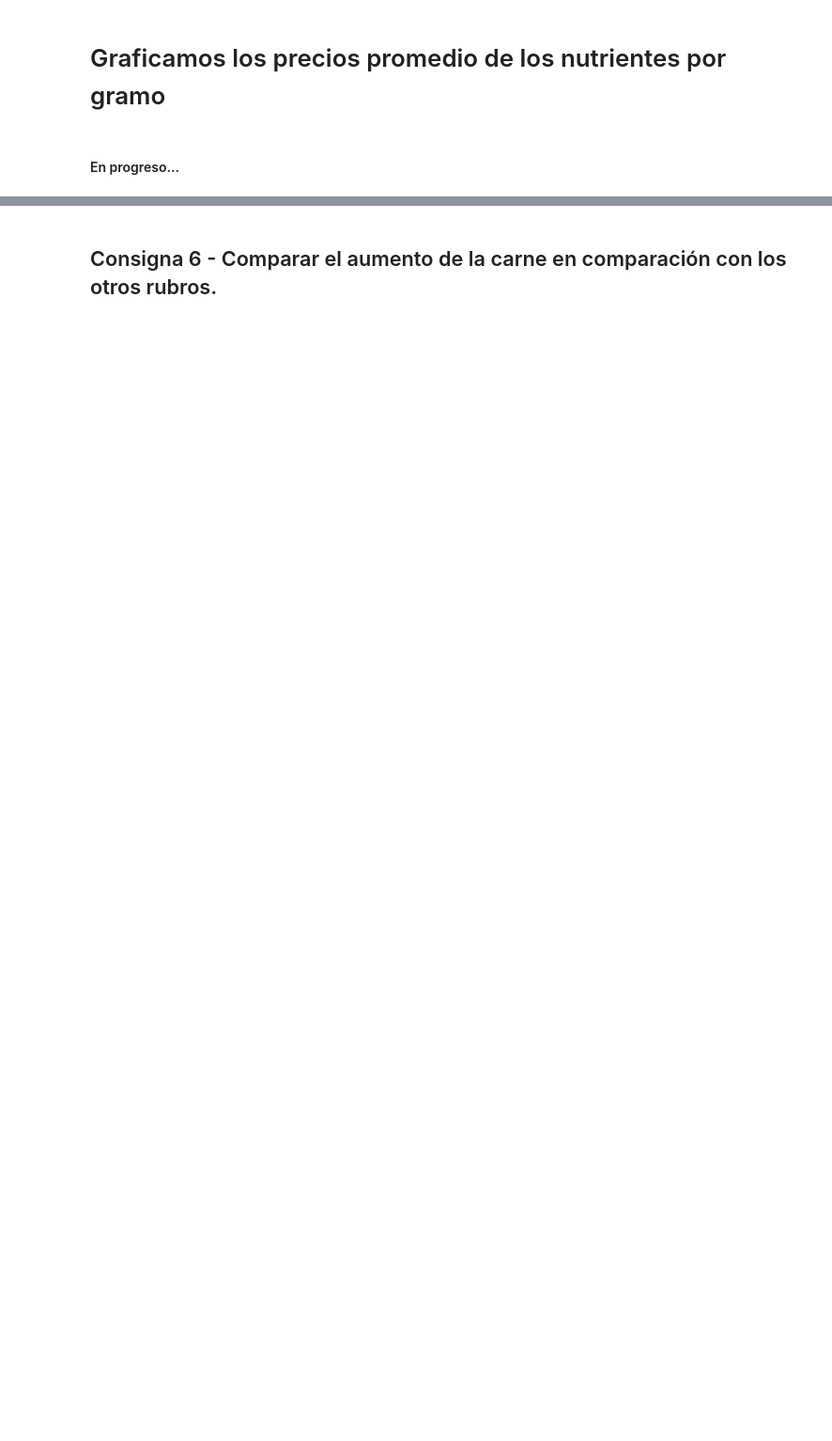
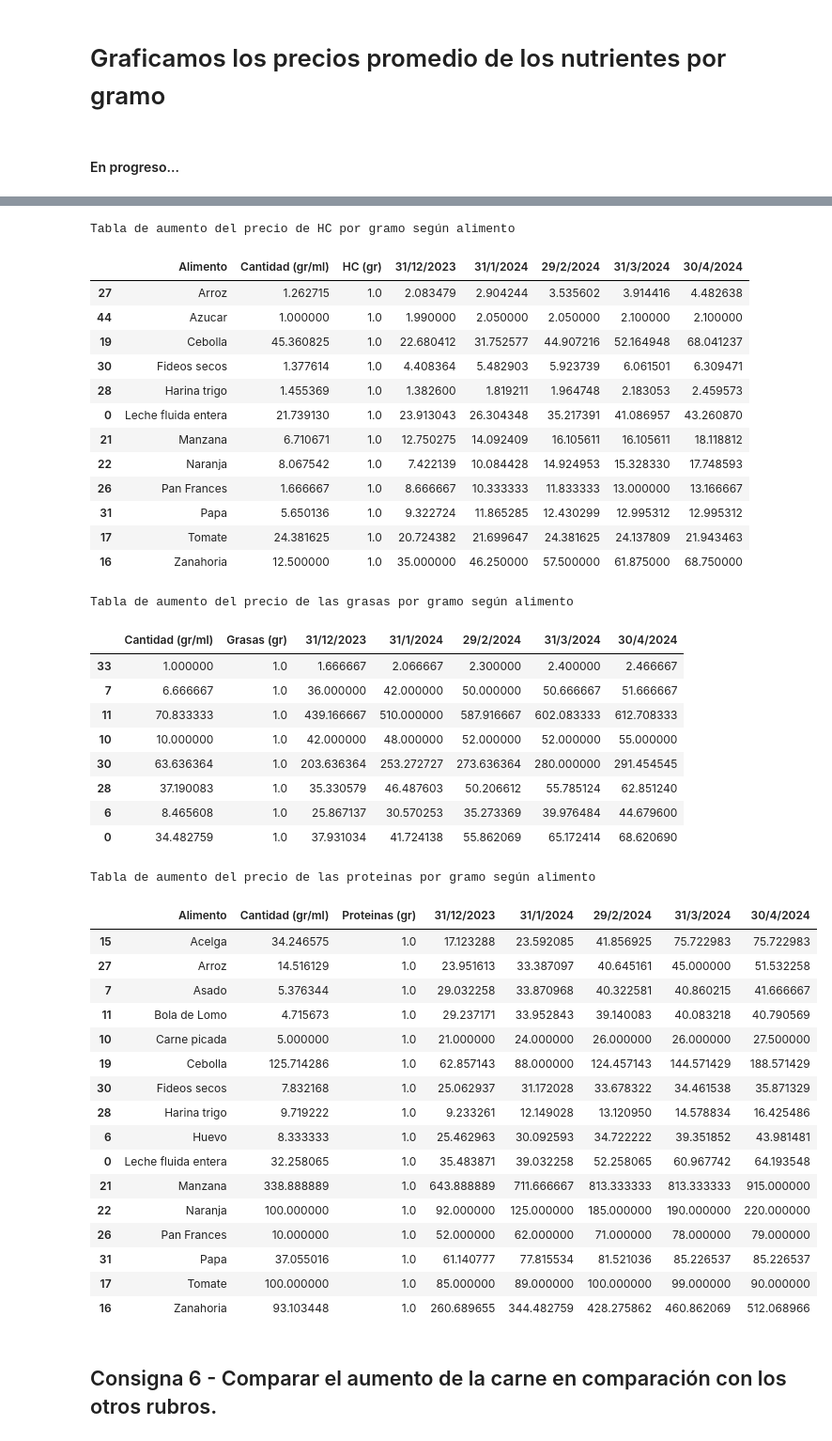
Before and after one commit to r3ch1rd/TP2alc, a Jupyter notebook: TP2alc.ipynb, the cells around one changed output, grey strips where cells are left out. Shown at 94% size. Saved outputs shown, nothing was run; the diff lists cells and outputs as text; code cells hidden in the pictures; blank space fills up the shorter version.

```diff
--- a/TP2alc.ipynb
+++ b/TP2alc.ipynb
@@ -419,33 +409,82 @@ Y = np.array(PreciosGramoDeProteina)
 
 x = cuadradosMinimos(X,Y)
 
 a = x[0]
 b = x[1]
 
 # Generar valores de x para la recta
 r = np.linspace(0,5,100)
 y_line = a * r + b
 
 # Graficar la recta y = ax + b
 plt.plot(r, y_line, color='green', label='Proteinas')
 
 # Definir el conjunto de puntos y graficarlos
 for i in range(len(Y[0])):
     points_x = np.array([0, 1, 2, 3, 4])
     points_y = np.array([Y[0,i],Y[1,i],Y[2,i],Y[3,i],Y[4,i]])
     plt.scatter(points_x, points_y, color='green')
 
 # Añadir etiquetas y título
 plt.xlabel('Fechas por mes')
 plt.ylabel('Precio ($)')
 plt.title('Precio promedio de carbohidratos a desde 31/12/2023 hasta 30/4/2024')
 plt.legend()
 
 # Mostrar el gráfico
 plt.grid(True)
 plt.show()
+
+print('Tabla de aumento del precio de HC por gramo según alimento')
+display(HC)
+print('Tabla de aumento del precio de las grasas por gramo según alimento')
+display(grasas)
+print('Tabla de aumento del precio de las proteinas por gramo según alimento')
+display(prot)
 # %% [output]
 [figure]
+Tabla de aumento del precio de HC por gramo según alimento
+|  | Alimento | Cantidad (gr/ml) | HC (gr) | 31/12/2023 | 31/1/2024 | 29/2/2024 | 31/3/2024 | 30/4/2024 |
+| 27 | Arroz | 1.262715 | 1.0 | 2.083479 | 2.904244 | 3.535602 | 3.914416 | 4.482638 |
+| 44 | Azucar | 1.000000 | 1.0 | 1.990000 | 2.050000 | 2.050000 | 2.100000 | 2.100000 |
+| 19 | Cebolla | 45.360825 | 1.0 | 22.680412 | 31.752577 | 44.907216 | 52.164948 | 68.041237 |
+| 30 | Fideos secos | 1.377614 | 1.0 | 4.408364 | 5.482903 | 5.923739 | 6.061501 | 6.309471 |
+| 28 | Harina trigo | 1.455369 | 1.0 | 1.382600 | 1.819211 | 1.964748 | 2.183053 | 2.459573 |
+| 0 | Leche fluida entera | 21.739130 | 1.0 | 23.913043 | 26.304348 | 35.217391 | 41.086957 | 43.260870 |
+| 21 | Manzana | 6.710671 | 1.0 | 12.750275 | 14.092409 | 16.105611 | 16.105611 | 18.118812 |
+| 22 | Naranja | 8.067542 | 1.0 | 7.422139 | 10.084428 | 14.924953 | 15.328330 | 17.748593 |
+| 26 | Pan Frances | 1.666667 | 1.0 | 8.666667 | 10.333333 | 11.833333 | 13.000000 | 13.166667 |
+| 31 | Papa | 5.650136 | 1.0 | 9.322724 | 11.865285 | 12.430299 | 12.995312 | 12.995312 |
+| 17 | Tomate | 24.381625 | 1.0 | 20.724382 | 21.699647 | 24.381625 | 24.137809 | 21.943463 |
+| 16 | Zanahoria | 12.500000 | 1.0 | 35.000000 | 46.250000 | 57.500000 | 61.875000 | 68.750000 |
+Tabla de aumento del precio de las grasas por gramo según alimento
+|  | Cantidad (gr/ml) | Grasas (gr) | 31/12/2023 | 31/1/2024 | 29/2/2024 | 31/3/2024 | 30/4/2024 |
+| 33 | 1.000000 | 1.0 | 1.666667 | 2.066667 | 2.300000 | 2.400000 | 2.466667 |
+| 7 | 6.666667 | 1.0 | 36.000000 | 42.000000 | 50.000000 | 50.666667 | 51.666667 |
+| 11 | 70.833333 | 1.0 | 439.166667 | 510.000000 | 587.916667 | 602.083333 | 612.708333 |
+| 10 | 10.000000 | 1.0 | 42.000000 | 48.000000 | 52.000000 | 52.000000 | 55.000000 |
+| 30 | 63.636364 | 1.0 | 203.636364 | 253.272727 | 273.636364 | 280.000000 | 291.454545 |
+| 28 | 37.190083 | 1.0 | 35.330579 | 46.487603 | 50.206612 | 55.785124 | 62.851240 |
+| 6 | 8.465608 | 1.0 | 25.867137 | 30.570253 | 35.273369 | 39.976484 | 44.679600 |
+| 0 | 34.482759 | 1.0 | 37.931034 | 41.724138 | 55.862069 | 65.172414 | 68.620690 |
+Tabla de aumento del precio de las proteinas por gramo según alimento
+|  | Alimento | Cantidad (gr/ml) | Proteinas (gr) | 31/12/2023 | 31/1/2024 | 29/2/2024 | 31/3/2024 | 30/4/2024 |
+| 15 | Acelga | 34.246575 | 1.0 | 17.123288 | 23.592085 | 41.856925 | 75.722983 | 75.722983 |
+| 27 | Arroz | 14.516129 | 1.0 | 23.951613 | 33.387097 | 40.645161 | 45.000000 | 51.532258 |
+| 7 | Asado | 5.376344 | 1.0 | 29.032258 | 33.870968 | 40.322581 | 40.860215 | 41.666667 |
+| 11 | Bola de Lomo | 4.715673 | 1.0 | 29.237171 | 33.952843 | 39.140083 | 40.083218 | 40.790569 |
+| 10 | Carne picada | 5.000000 | 1.0 | 21.000000 | 24.000000 | 26.000000 | 26.000000 | 27.500000 |
+| 19 | Cebolla | 125.714286 | 1.0 | 62.857143 | 88.000000 | 124.457143 | 144.571429 | 188.571429 |
+| 30 | Fideos secos | 7.832168 | 1.0 | 25.062937 | 31.172028 | 33.678322 | 34.461538 | 35.871329 |
+| 28 | Harina trigo | 9.719222 | 1.0 | 9.233261 | 12.149028 | 13.120950 | 14.578834 | 16.425486 |
+| 6 | Huevo | 8.333333 | 1.0 | 25.462963 | 30.092593 | 34.722222 | 39.351852 | 43.981481 |
+| 0 | Leche fluida entera | 32.258065 | 1.0 | 35.483871 | 39.032258 | 52.258065 | 60.967742 | 64.193548 |
+| 21 | Manzana | 338.888889 | 1.0 | 643.888889 | 711.666667 | 813.333333 | 813.333333 | 915.000000 |
+| 22 | Naranja | 100.000000 | 1.0 | 92.000000 | 125.000000 | 185.000000 | 190.000000 | 220.000000 |
+| 26 | Pan Frances | 10.000000 | 1.0 | 52.000000 | 62.000000 | 71.000000 | 78.000000 | 79.000000 |
+| 31 | Papa | 37.055016 | 1.0 | 61.140777 | 77.815534 | 81.521036 | 85.226537 | 85.226537 |
+| 17 | Tomate | 100.000000 | 1.0 | 85.000000 | 89.000000 | 100.000000 | 99.000000 | 90.000000 |
+| 16 | Zanahoria | 93.103448 | 1.0 | 260.689655 | 344.482759 | 428.275862 | 460.862069 | 512.068966 |
 # %% [markdown]
 ## Consigna 6 - Comparar el aumento de la carne en comparación con los otros rubros.
 # %%
```
Also changed, not shown: parts of 1 cell of this notebook.
